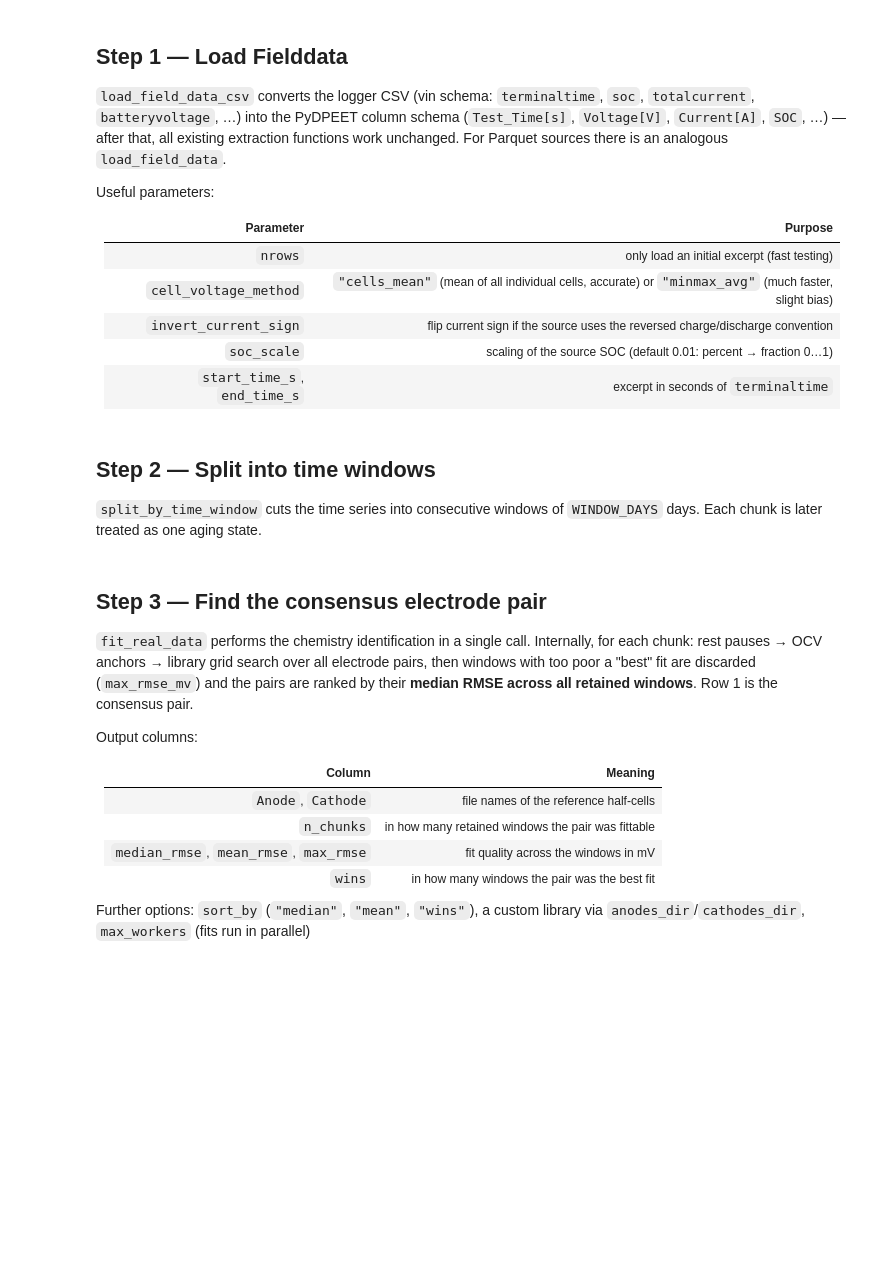
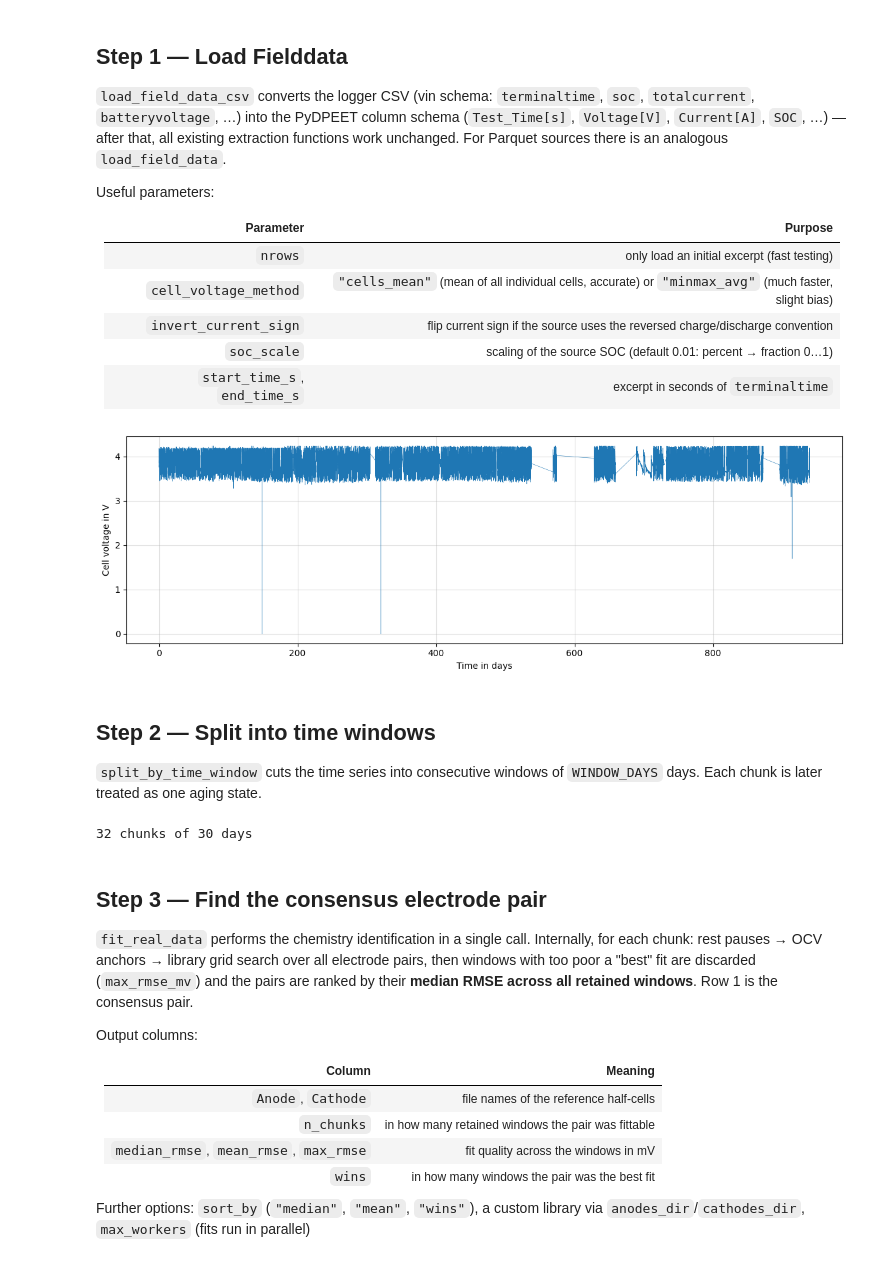
Before and after one commit to F5lix08/pydpeet, a Jupyter notebook: docs/examples/notebooks/Tutorial_09_Realdaten.ipynb, the cells around one changed output. Drawn from its saved outputs; the diff is of its cells as text; code cells hidden in the pictures; blank space fills up the shorter version.

Commit message:
Add field_data_csv in io and integrate in API

```diff
--- a/docs/examples/notebooks/Tutorial_09_Realdaten.ipynb
+++ b/docs/examples/notebooks/Tutorial_09_Realdaten.ipynb
@@ -74,17 +74,19 @@ Useful parameters:
 | `soc_scale` | scaling of the source SOC (default 0.01: percent → fraction 0…1) |
 | `start_time_s`, `end_time_s` | excerpt in seconds of `terminaltime` |
 # %%
-df_field = load_field_data_csv(CSV_PATH, nrows=NROWS)
-print(f"Loaded: {len(df_field):,} samples, {df_field['Test_Time[s]'].iloc[-1]/86400:.0f} days, "
-      f"SOC {df_field['SOC'].min():.2f} … {df_field['SOC'].max():.2f}")
-
+#df_field = load_field_data_csv(CSV_PATH, nrows=NROWS)
+#print(f"Loaded: {len(df_field):,} samples, {df_field['Test_Time[s]'].iloc[-1]/86400:.0f} days, "
+#      f"SOC {df_field['SOC'].min():.2f} … {df_field['SOC'].max():.2f}")
+df_field = eet.read(config="field_data_csv", input_path=CSV_PATH, keep_all_additional_data=True)
 fig, ax = plt.subplots(figsize=(12, 4))
 ax.plot(df_field["Test_Time[s]"] / 86400, df_field["Voltage[V]"], lw=0.4, color="tab:blue")
 ax.set_xlabel("Time in days")
 ax.set_ylabel("Cell voltage in V")
 ax.grid(True, alpha=0.4)
 plt.tight_layout()
 plt.show()
+# %% [output]
+[figure, added]
 # %% [markdown]
 ## Step 2 — Split into time windows
 
@@ -93,6 +95,8 @@ plt.show()
 # %%
 chunks = split_by_time_window(df_field, window_days=WINDOW_DAYS)
 print(f"{len(chunks)} chunks of {WINDOW_DAYS} days")
+# %% [output]
+32 chunks of 30 days
 # %% [markdown]
 ## Step 3 — Find the consensus electrode pair
 
```
Also changed, not shown: 4 other files.
